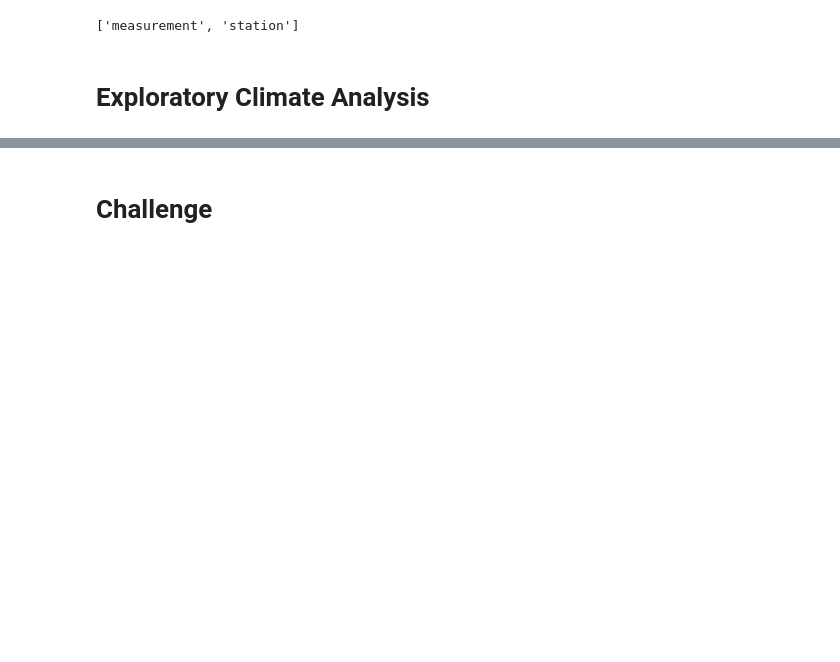
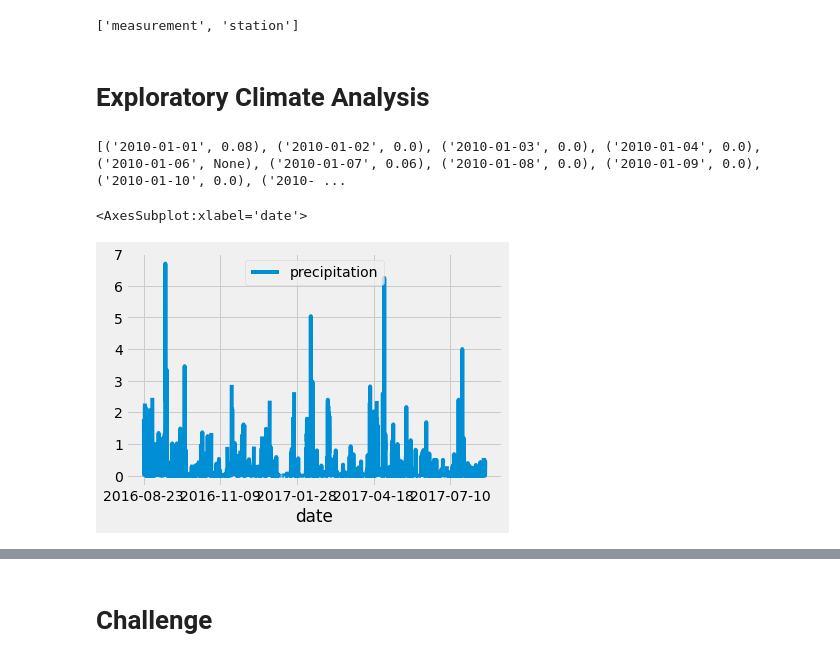
Before and after one commit to razon7/surfs_up, a Jupyter notebook: climate_analysis.ipynb, the cells around one changed output, grey strips where cells are left out. Cells and saved outputs as stored; diff of their text form; code cells hidden in the pictures; blank space fills up the shorter version.

```diff
--- a/climate_analysis.ipynb
+++ b/climate_analysis.ipynb
@@ -40,16 +40,38 @@ session = Session(engine)
 # Exploratory Climate Analysis
 # %%
 # Design a query to retrieve the last 12 months of precipitation data and plot the results.
-#Starting from the last data point in the database.
+# Starting from the last data point in the database.
+prev_year = dt.date(2017, 8, 23)
 
 # Calculate the date one year from the last date in data set.
+prev_year = dt.date(2017, 8, 23) - dt.timedelta(days=365)
 
 # Perform a query to retrieve the data and precipitation scores
+results = []
+results = session.query(Measurement.date, Measurement.prcp)
+print(results.all())
+
+#Using filter() and all()
+results = session.query(Measurement.date, Measurement.prcp).filter(Measurement.date >= prev_year)
+results = session.query(Measurement.date, Measurement.prcp).filter(Measurement.date >= prev_year).all()
+print(results)
 
 # Save the query results as a Pandas DataFrame and set the index to the date column
-
+df = pd.DataFrame(results, columns=['date','precipitation'])
+# set_index()
+# inplace
+df.set_index(df['date'], inplace=True)
+print(df)
+print(df.to_string(index=False))
 # Sort the dataframe by date
+df = df.sort_index()
+print(df.to_string(index=False))
 
 # Use Pandas Plotting with Matplotlib to plot the data
+df.plot()
+# %% [output]
+[('2010-01-01', 0.08), ('2010-01-02', 0.0), ('2010-01-03', 0.0), ('2010-01-04', 0.0), ('2010-01-06', None), ('2010-01-07', 0.06), ('2010-01-08', 0.0), ('2010-01-09', 0.0), ('2010-01-10', 0.0), ('2010- ...
+<AxesSubplot:xlabel='date'>
+[figure, added]
 # %%
 # Use Pandas to calcualte the summary statistics for the precipitation data
```
Also changed, not shown: parts of 1 cell of this notebook.
